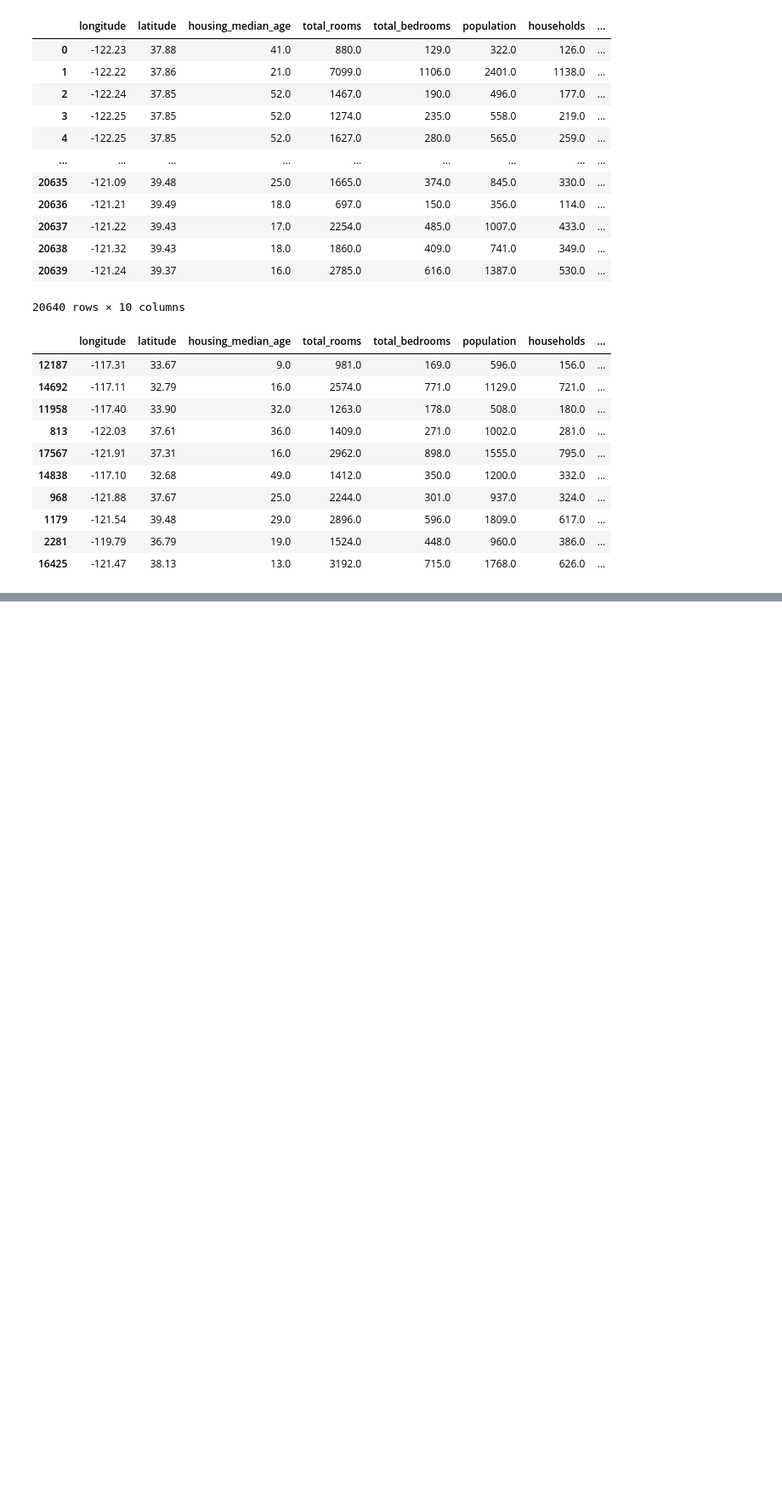
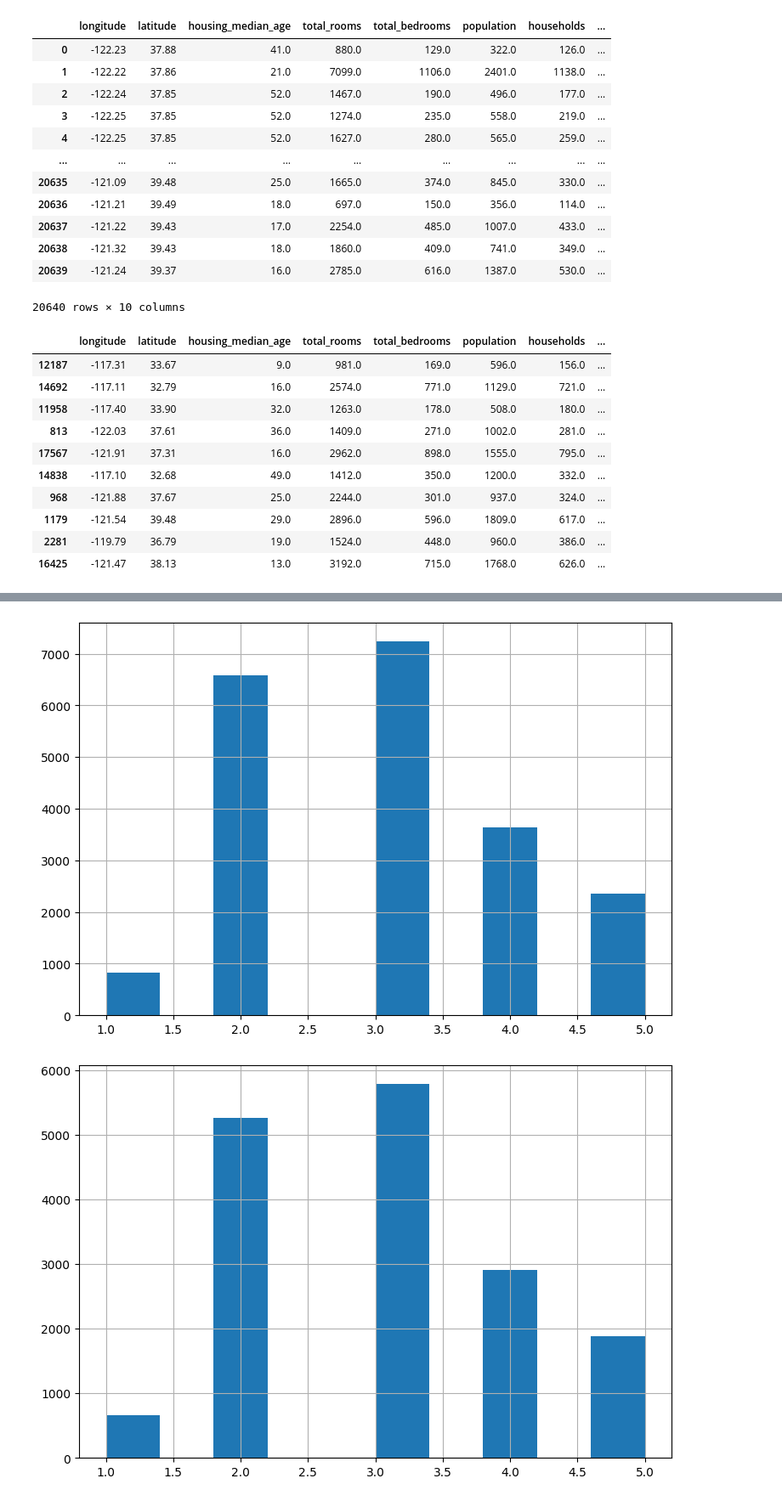
Before and after one commit to ahrorhaidarov/Data-Analysis, a Jupyter notebook: California-houses/main.ipynb, the cells around one changed output, grey strips where cells are left out. Shown at 85% size. Saved outputs shown, nothing was run; the diff lists cells and outputs as text; code cells hidden in the pictures; blank space fills up the shorter version.

```diff
--- a/California-houses/main.ipynb
+++ b/California-houses/main.ipynb
@@ -56,0 +78,6 @@ test_set.head(10)
+# %%
+from sklearn.model_selection import StratifiedShuffleSplit
+stratified_split = StratifiedShuffleSplit(n_splits=1, test_size=0.2, random_state=42)
+for train_index, test_index in stratified_split.split(df, df['income_cat']):
+    strat_train_set = df.loc[train_index]
+    strat_test_set = df.loc[test_index]
@@ -56,0 +100,9 @@ test_set.head(10)
+# %%
+df['income_cat'].hist(figsize=(9,6))
+plt.show()
+
+strat_train_set['income_cat'].hist(figsize=(9,6))
+plt.show()
+# %% [output]
+[figure, added]
+[figure, added]
```
Also changed, not shown: parts of 8 cells of this notebook.
